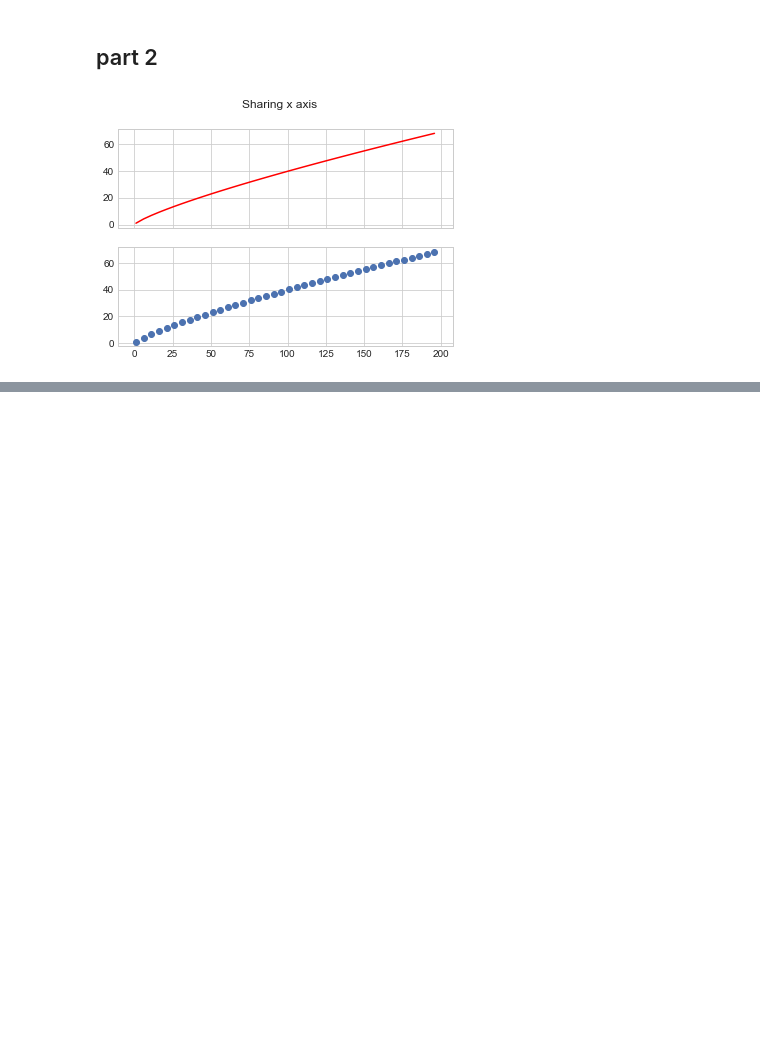
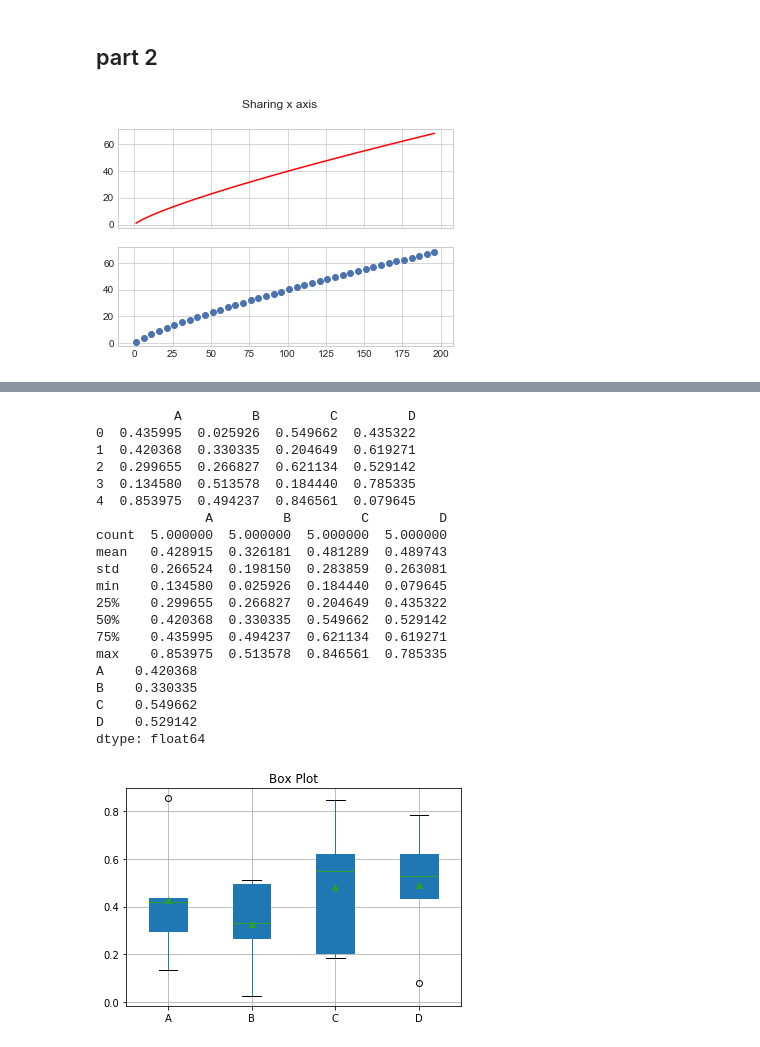
Before and after one commit to wenyuc/basic_learning, a Jupyter notebook: visualization_intro_2.ipynb, the cells around one changed output, grey strips where cells are left out. Cells and saved outputs as stored; diff of their text form; code cells hidden in the pictures; blank space fills up the shorter version.

```diff
--- a/visualization_intro_2.ipynb
+++ b/visualization_intro_2.ipynb
@@ -258,0 +320,45 @@ plt.show()
+# %%
+import pandas as pd
+import numpy as np
+import matplotlib.pyplot as plt
+%matplotlib inline
+
+np.random.seed(2)
+df = pd.DataFrame(np.random.rand(5,4), columns = ['A', 'B', 'C', 'D'])
+print(df)
+print(df.describe())
+print(df.median(axis = 0))
+
+f = df.boxplot(sym = 'o',            #异常点形状
+               vert = True,          # 是否垂直
+               whis=1.5,             # IQR
+               patch_artist = True,  # 上下四分位框是否填充
+               meanline = False,showmeans = True,  # 是否有均值线及其形状
+               showbox = True,   # 是否显示箱线
+               showfliers = True,  #是否显示异常值
+               notch = False,    # 中间箱体是否缺口
+               return_type='dict')  # 返回类型为字典
+plt.title('Box Plot')
+plt.show()
+# %% [output]
+          A         B         C         D
+0  0.435995  0.025926  0.549662  0.435322
+1  0.420368  0.330335  0.204649  0.619271
+2  0.299655  0.266827  0.621134  0.529142
+3  0.134580  0.513578  0.184440  0.785335
+4  0.853975  0.494237  0.846561  0.079645
+              A         B         C         D
+count  5.000000  5.000000  5.000000  5.000000
+mean   0.428915  0.326181  0.481289  0.489743
+std    0.266524  0.198150  0.283859  0.263081
+min    0.134580  0.025926  0.184440  0.079645
+25%    0.299655  0.266827  0.204649  0.435322
+50%    0.420368  0.330335  0.549662  0.529142
+75%    0.435995  0.494237  0.621134  0.619271
+max    0.853975  0.513578  0.846561  0.785335
+A    0.420368
+B    0.330335
+C    0.549662
+D    0.529142
+dtype: float64
+[figure, added]
```
Also changed, not shown: parts of 2 cells of this notebook, 18 other files.
